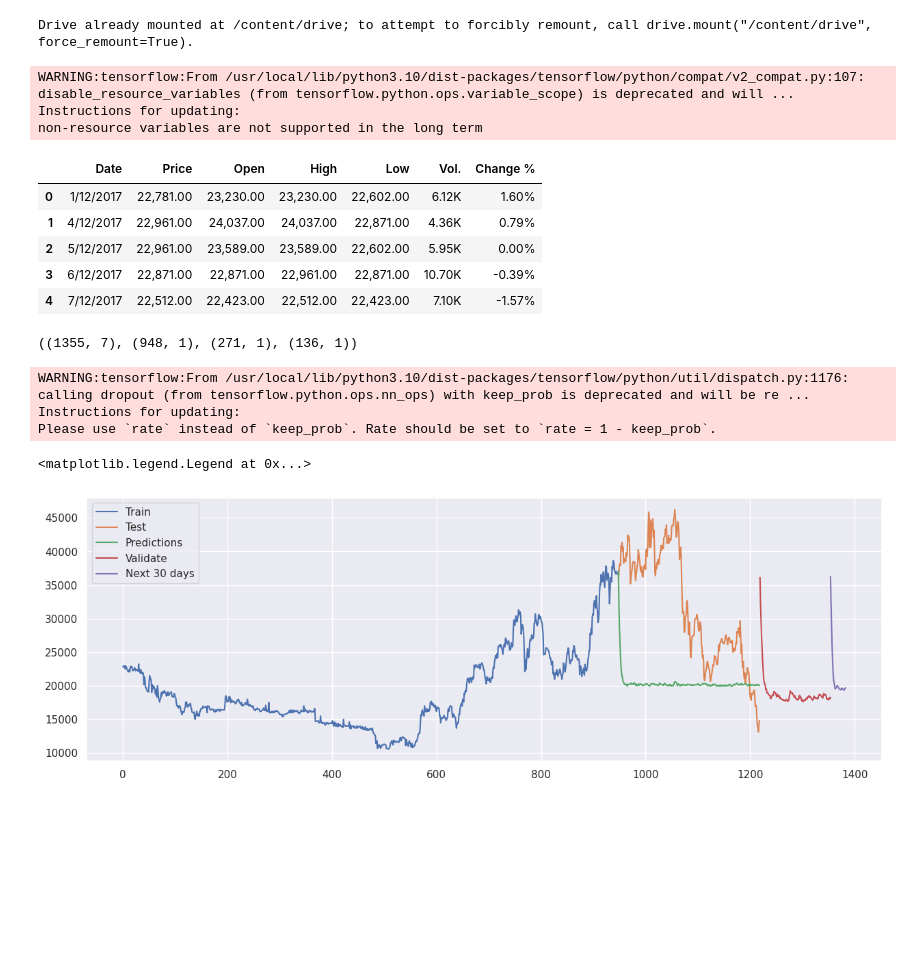
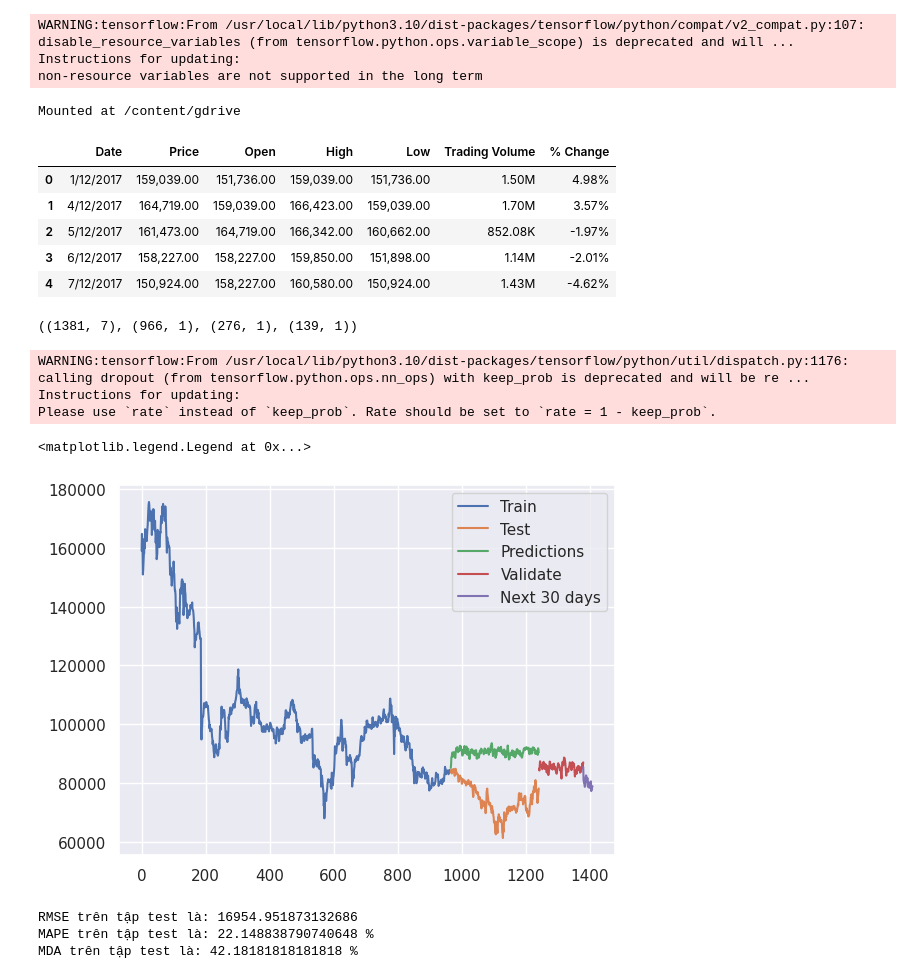
Before and after one commit to Mytran0505/IS403.N21.HTCL_Nhom9, a Jupyter notebook: Level3_Seq2Seq/cnn_seq2seq.ipynb, the cells around one changed output. Saved outputs shown, nothing was run; the diff lists cells and outputs as text; code cells hidden in the pictures; blank space fills up the shorter version.

```diff
--- a/Level3_Seq2Seq/cnn_seq2seq.ipynb
+++ b/Level3_Seq2Seq/cnn_seq2seq.ipynb
@@ -1,8 +1,3 @@
-# %%
-from google.colab import drive
-drive.mount('/content/drive')
-# %% [output]
-Drive already mounted at /content/drive; to attempt to forcibly remount, call drive.mount("/content/drive", force_remount=True).
 # %%
 import sys
 import warnings
@@ -23,20 +18,26 @@ from datetime import timedelta
 from tqdm import tqdm
 sns.set()
 tf.compat.v1.random.set_random_seed(1234)
+
+from google.colab import drive
+drive.mount('/content/gdrive', force_remount=True)
 # %% [output]
 WARNING:tensorflow:From /usr/local/lib/python3.10/dist-packages/tensorflow/python/compat/v2_compat.py:107: disable_resource_variables (from tensorflow.python.ops.variable_scope) is deprecated and will ...
 Instructions for updating:
 non-resource variables are not supported in the long term
+Mounted at /content/gdrive
+# %%
+dataset_path = "/content/gdrive/MyDrive/Đồ án PTDLKD/Dữ liệu Lịch sử VNM.csv"
 # %%
-df = pd.read_csv('/content/Dữ liệu Lịch sử PLC (2).csv')
+df = pd.read_csv(dataset_path)
 df.head()
 # %% [output]
-|  | Date | Price | Open | High | Low | Vol. | Change % |
-| 0 | 1/12/2017 | 22,781.00 | 23,230.00 | 23,230.00 | 22,602.00 | 6.12K | 1.60% |
-| 1 | 4/12/2017 | 22,961.00 | 24,037.00 | 24,037.00 | 22,871.00 | 4.36K | 0.79% |
-| 2 | 5/12/2017 | 22,961.00 | 23,589.00 | 23,589.00 | 22,602.00 | 5.95K | 0.00% |
-| 3 | 6/12/2017 | 22,871.00 | 22,871.00 | 22,961.00 | 22,871.00 | 10.70K | -0.39% |
-| 4 | 7/12/2017 | 22,512.00 | 22,423.00 | 22,512.00 | 22,423.00 | 7.10K | -1.57% |
+|  | Date | Price | Open | High | Low | Trading Volume | % Change |
+| 0 | 1/12/2017 | 159,039.00 | 151,736.00 | 159,039.00 | 151,736.00 | 1.50M | 4.98% |
+| 1 | 4/12/2017 | 164,719.00 | 159,039.00 | 166,423.00 | 159,039.00 | 1.70M | 3.57% |
+| 2 | 5/12/2017 | 161,473.00 | 164,719.00 | 166,342.00 | 160,662.00 | 852.08K | -1.97% |
+| 3 | 6/12/2017 | 158,227.00 | 158,227.00 | 159,850.00 | 151,898.00 | 1.14M | -2.01% |
+| 4 | 7/12/2017 | 150,924.00 | 158,227.00 | 160,580.00 | 150,924.00 | 1.43M | -4.62% |
 # %%
 # Hàm chuyển giá từ chuỗi sang số
 def convert_str_to_number(str):
@@ -56,7 +57,7 @@ df_test = df_log[train_size:train_size+test_size]
 df_val = df_log[train_size+test_size:]
 df.shape, df_train.shape, df_test.shape, df_val.shape
 # %% [output]
-((1355, 7), (948, 1), (271, 1), (136, 1))
+((1381, 7), (966, 1), (276, 1), (139, 1))
 # %%
 def encoder_block(inp, n_hidden, filter_size):
     inp = tf.expand_dims(inp, 2)
@@ -271,13 +272,12 @@ last_index =  df.index[-1]
 last_data = pd.RangeIndex(start=last_index, stop=last_index+30, step=1)
 y_next_30_days = forecast(val_size, 30)
 # %%
-plt.figure(figsize = (15, 5))
 plt.plot(df['Price'].iloc[:train_size], label = 'Train')
 plt.plot(df['Price'].iloc[train_size:train_size+test_size], label = 'Test')
 plt.plot(df_test.index, y_test, label = 'Predictions')
 plt.plot(df_val.index, y_val, label = 'Validate')
 plt.plot(last_data, y_next_30_days, label = 'Next 30 days')
 plt.legend()
 # %% [output]
 <matplotlib.legend.Legend at 0x...>
-[figure, old version]
+[figure, new version]
@@ -283,0 +291,16 @@ plt.legend()
+# %%
+from sklearn.metrics import mean_squared_error, mean_absolute_error,mean_absolute_percentage_error
+
+# Tính toán RMSE, MAPE, MDA trên tập test
+actual_values = df['Price'].iloc[train_size:train_size+test_size]
+test_score_rmse=np.sqrt(mean_squared_error(actual_values, y_test))
+test_score_mape=mean_absolute_percentage_error(actual_values, y_test) * 100
+test_score_mda=calculate_mda(actual_values, y_test)
+
+print('RMSE trên tập test là:', test_score_rmse)
+print('MAPE trên tập test là:', test_score_mape, '%')
+print('MDA trên tập test là:', test_score_mda, '%')
+# %% [output]
+RMSE trên tập test là: 16954.951873132686
+MAPE trên tập test là: 22.148838790740648 %
+MDA trên tập test là: 42.18181818181818 %
```
Also changed, not shown: parts of 1 cell of this notebook, 2 other files.
